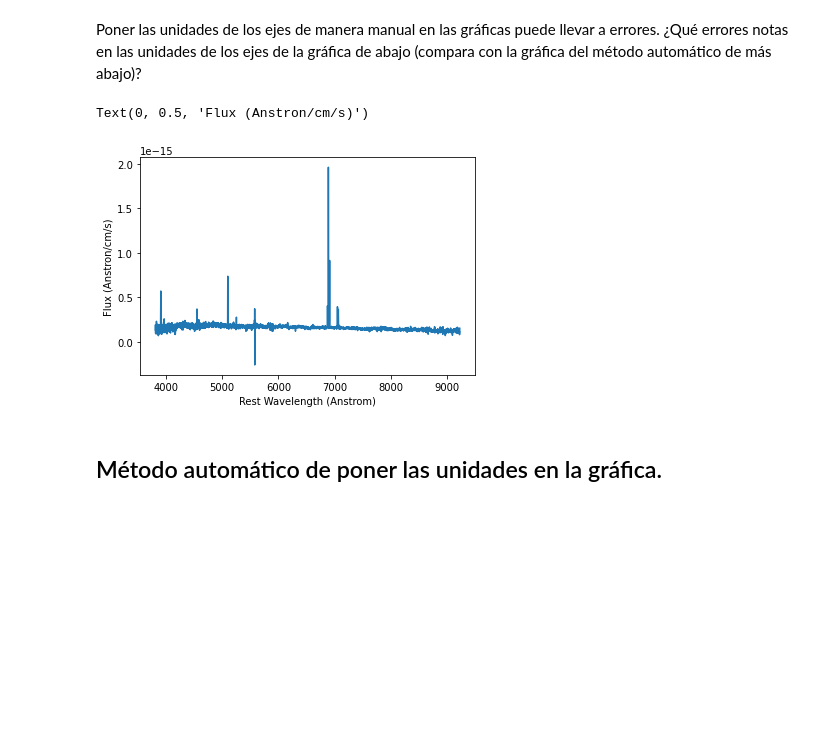
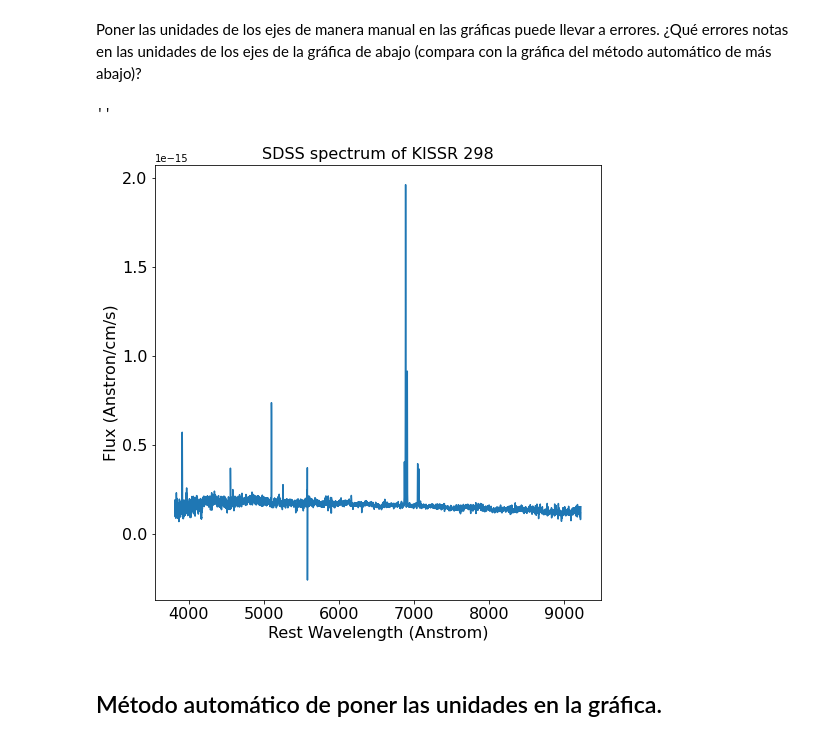
Before and after one commit to sundarjhu/UACJ_Jornada2021, a Jupyter notebook: Espectro_UACJ.ipynb, the cells around one changed output. Saved outputs shown, nothing was run; the diff lists cells and outputs as text; code cells hidden in the pictures; blank space fills up the shorter version.

```diff
--- a/Espectro_UACJ.ipynb
+++ b/Espectro_UACJ.ipynb
@@ -176,13 +158,17 @@ from matplotlib import pyplot as plt
 # %% [markdown]
 Poner las unidades de los ejes de manera manual en las gráficas puede llevar a errores. ¿Qué errores notas en las unidades de los ejes de la gráfica de abajo (compara con la gráfica del método automático de más abajo)?
 # %%
-f, ax = plt.subplots()
+f, ax = plt.subplots(figsize = (8, 8))
 ax.plot(wave, flux)
-plt.xlabel('Rest Wavelength (Anstrom)')
-plt.ylabel('Flux (Anstron/cm/s)')
+plt.xlabel('Rest Wavelength (Anstrom)', fontsize = 16)
+plt.ylabel('Flux (Anstron/cm/s)', fontsize = 16)
+plt.xticks(fontsize = 16)
+plt.yticks(fontsize = 16)
+plt.title('SDSS spectrum of KISSR 298', fontsize = 16)
+;
 # %% [output]
-Text(0, 0.5, 'Flux (Anstron/cm/s)')
+''
-[figure, old version]
+[figure, new version]
 # %% [markdown]
 ## Método automático de poner las unidades en la gráfica.
 # %% [markdown]
```
Also changed, not shown: parts of 9 cells of this notebook.
